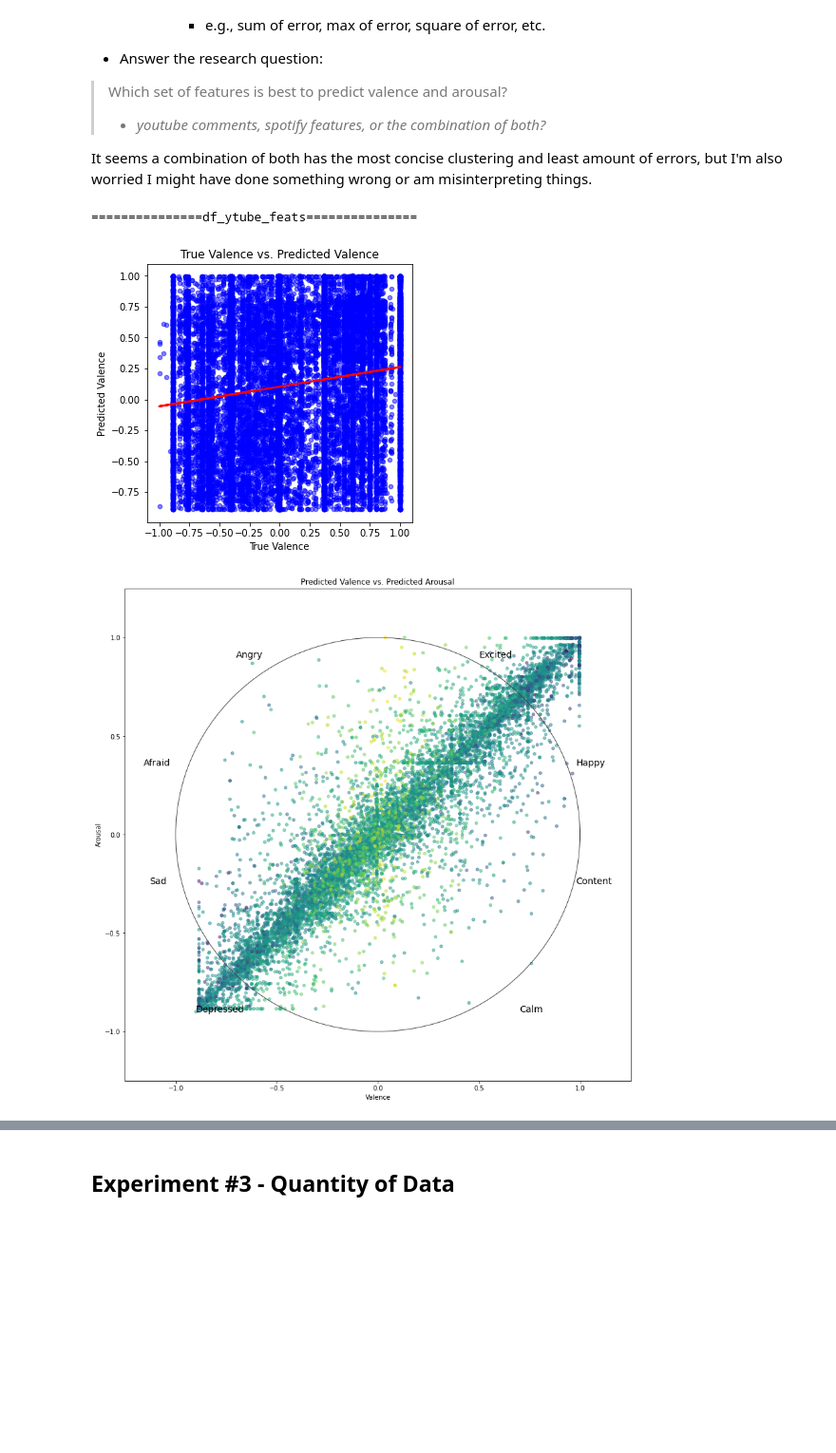
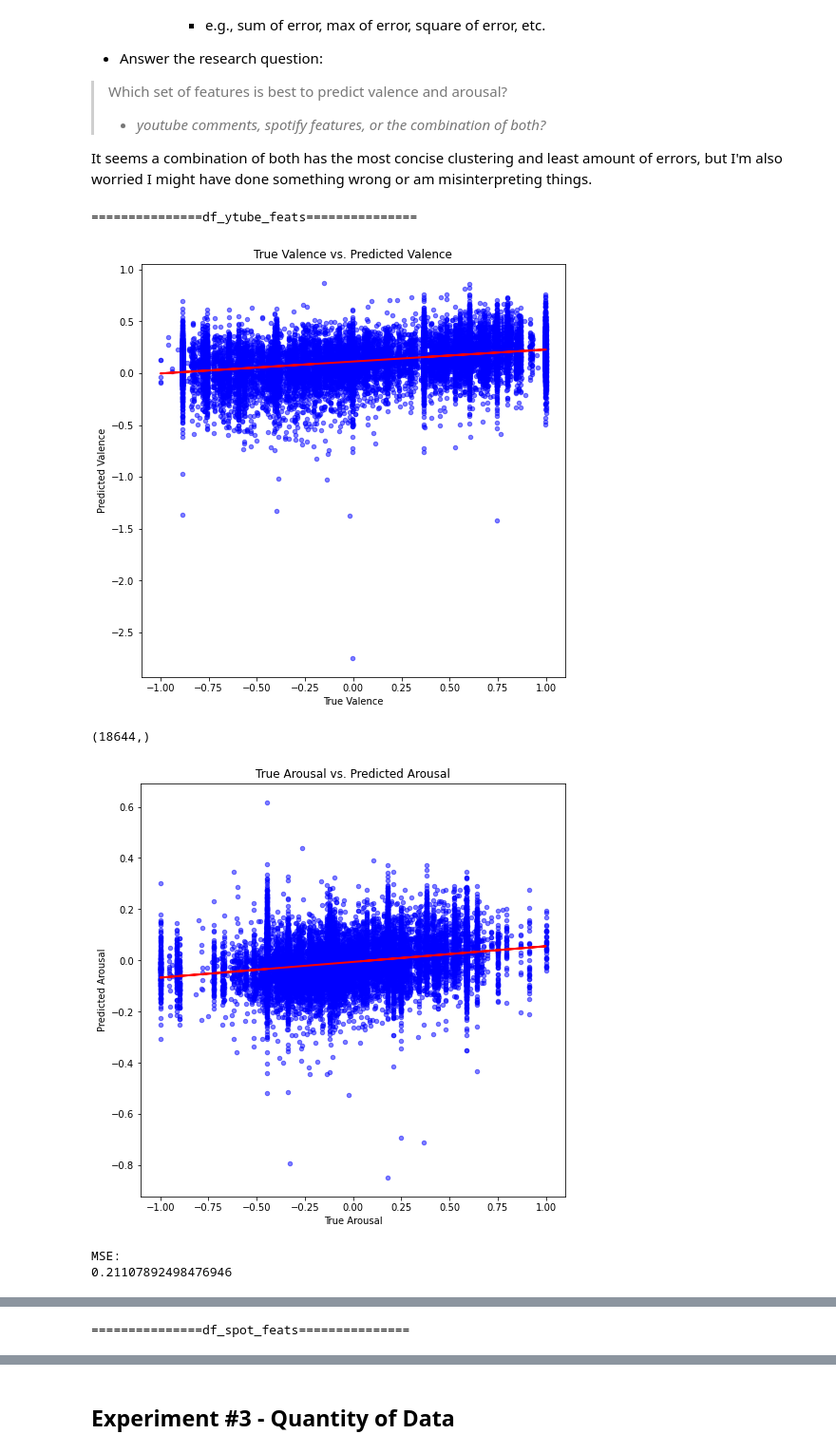
Before and after one commit to teemal/machine_learning_and_data_mining, a Jupyter notebook: Lab_3.ipynb, the cells around one changed output, grey strips where cells are left out. Shown at 95% size. Drawn from its saved outputs; the diff is of its cells as text; code cells hidden in the pictures; blank space fills up the shorter version.

```diff
--- a/Lab_3.ipynb
+++ b/Lab_3.ipynb
@@ -685,47 +685,47 @@ correlation: nan
 It seems a combination of both has the most concise clustering and least amount of errors, but I'm also worried I might have done something wrong or am misinterpreting things.
 # %%
 def exp2(best_clf, datasets=[]):
-  pears = []
   labels = ['valence', 'arousal']
-  mse = {}
+  # pears = []
+  # vp = []
+  # ap = []
+  # ys = []
+  p = np.array([])
+  ys = np.array([])
   for d in datasets:
     print('='*15 + str(d.name) + '='*15)
     for l in labels:
-      vc = []
-      ac = []
       X, y = splitter(d, predictor= l)
       if(l == 'valence'):
         vy_pred, pear = train_and_test_CV(best_clf, X, y)
-        plot_data(y, vy_pred, 'True Valence', 'Predicted Valence', 'True Valence vs. Predicted Valence',  plt_size=5)
+        plot_data(y, vy_pred, 'True Valence', 'Predicted Valence', 'True Valence vs. Predicted Valence',  plt_size=8)
+        p = np.concatenate((p, vy_pred))
+        print(p.shape)
       else:
         ay_pred, pear = train_and_test_CV(best_clf, X, y)
-        plot_data(y, ay_pred, 'True Arousal', 'Predicted Arousal', 'True Arousal vs. Predicted Arousal',  plt_size=5)
-      for i in range(len(ay_preds)):
-        vc.append(abs(y[i]) - abs(vy_preds[i]))
-        ac.append(abs(y[i]) - abs(ay_preds[i]))
-      plot_data(vy_preds, ay_preds, 'Valence', 'Arousal', 'Predicted Valence vs. Predicted Arousal',
-          colors=vc, val_vs_aro=True)
-    vc = np.array(vc)
-    ac = np.array(ac)
-    mse[str(d.name) + ' valence mse'] =  np.mean((vc)**2)
-    mse[str(d.name) + ' arousal mse'] = np.mean((ac)**2)
-  print('TODO FIX BELOW :(')
-  for v in mse:
-    print(v, mse[v])
+        plot_data(y, ay_pred, 'True Arousal', 'Predicted Arousal', 'True Arousal vs. Predicted Arousal',  plt_size=8)
+        p = np.concatenate((p, ay_pred))
+      ys = np.concatenate((ys, y))
+
+    mse = ((ys - p)**2).mean(axis=0)
+    print("MSE: \n" + str(mse))
+    plot_data(vy_pred, ay_pred, 'Valence', 'Arousal', 'Predicted Valence vs. Predicted Arousal',
+          colors=plt.cm.rainbow(np.linspace(-1, 1, len(vy_pred))), val_vs_aro=True, plt_size=8)
+    p = np.array([])
+    ys = np.array([])
 # %%
 # TODO: clf is a stand in until I figure out tuning in exp1
-clf = tree.DecisionTreeRegressor(ccp_alpha=0.0, criterion='mse',
-                      max_features=None, max_leaf_nodes=None,
-                      min_impurity_decrease=0.0, min_impurity_split=None,
-                      min_samples_leaf=1, min_samples_split=10,
-                      min_weight_fraction_leaf=0.0, presort='deprecated',
-                      random_state=None, splitter='best')
+clf = linear_model.Ridge(alpha=200, copy_X=True, fit_intercept=True, max_iter=None,
+      normalize=False, random_state=None, solver='auto', tol=0.001)
 df_ytube_feats.name = 'df_ytube_feats'
 df_spot_feats.name = 'df_spot_feats'
 df_all_feats.name = 'df_all_feats'
 datasets = [df_ytube_feats, df_spot_feats, df_all_feats]
 vmse = exp2(clf, datasets= datasets)
 # %% [output]
 ===============df_ytube_feats===============
-[figure, old version]
+[figure, new version]
+(18644,)
-[figure, old version]
+[figure, new version]
+MSE:
+0.21107892498476946
@@ -732,0 +733 @@ vmse = exp2(clf, datasets= datasets)
+===============df_spot_feats===============
```
Also changed, not shown: parts of 11 cells of this notebook.
